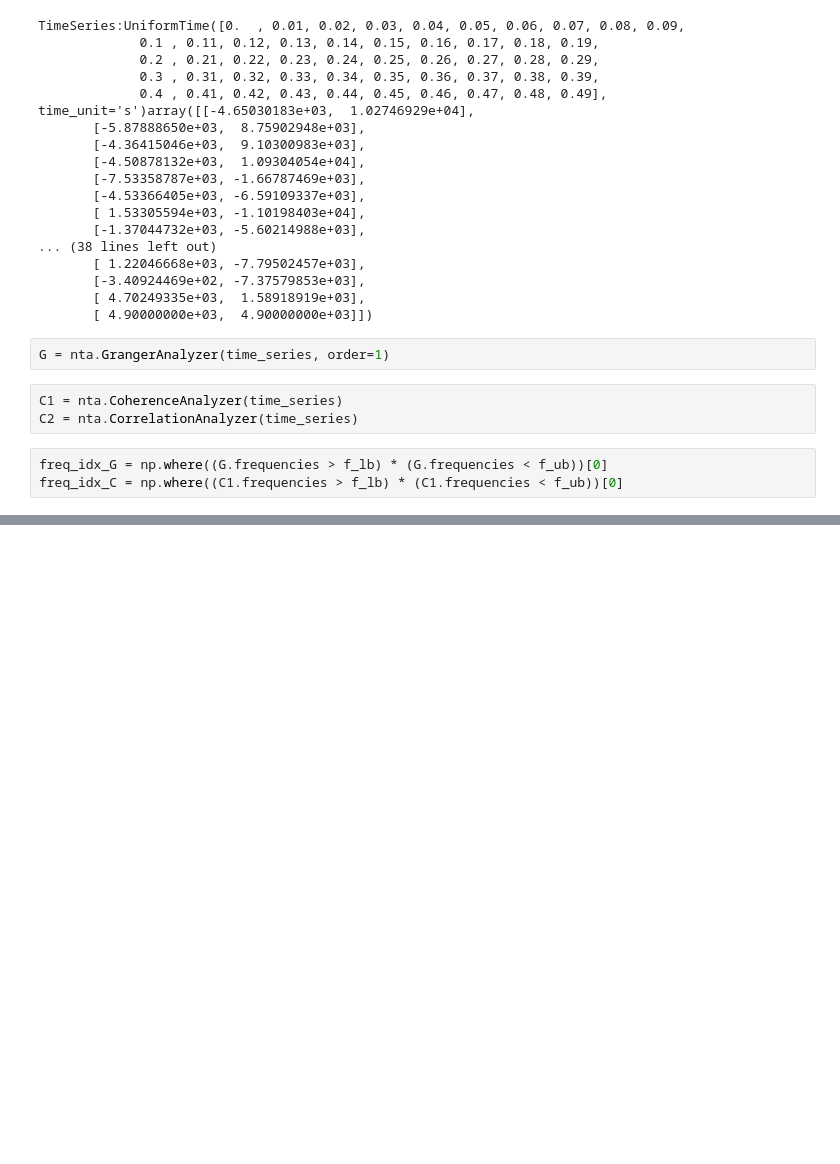
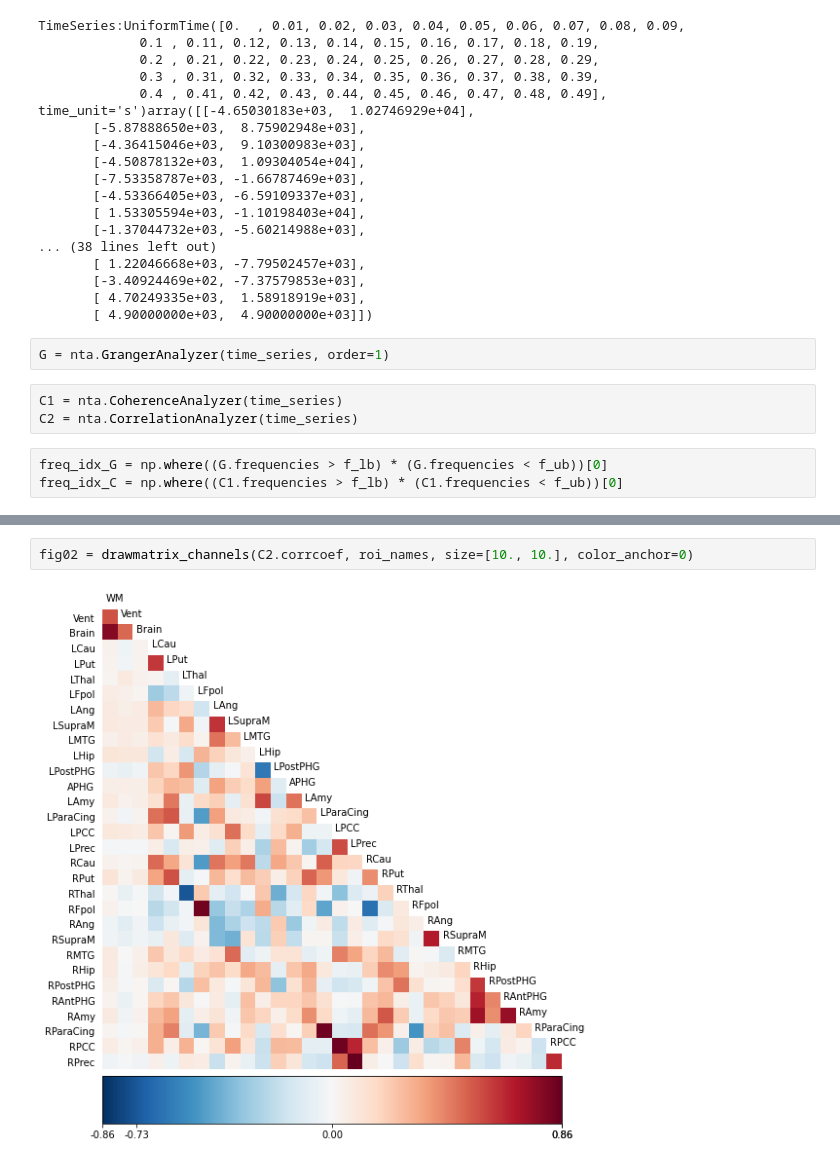
Before and after one commit to kayteeflick/nma_cn_flow_state, a Jupyter notebook: template.ipynb, the cells around one changed output, grey strips where cells are left out. Cells and saved outputs as stored; diff of their text form; blank space fills up the shorter version.

```diff
--- a/template.ipynb
+++ b/template.ipynb
@@ -868,0 +822,4 @@ print(coh)
+# %%
+fig02 = drawmatrix_channels(C2.corrcoef, roi_names, size=[10., 10.], color_anchor=0)
+# %% [output]
+[figure, added]
```
Also changed, not shown: parts of 24 cells of this notebook.
